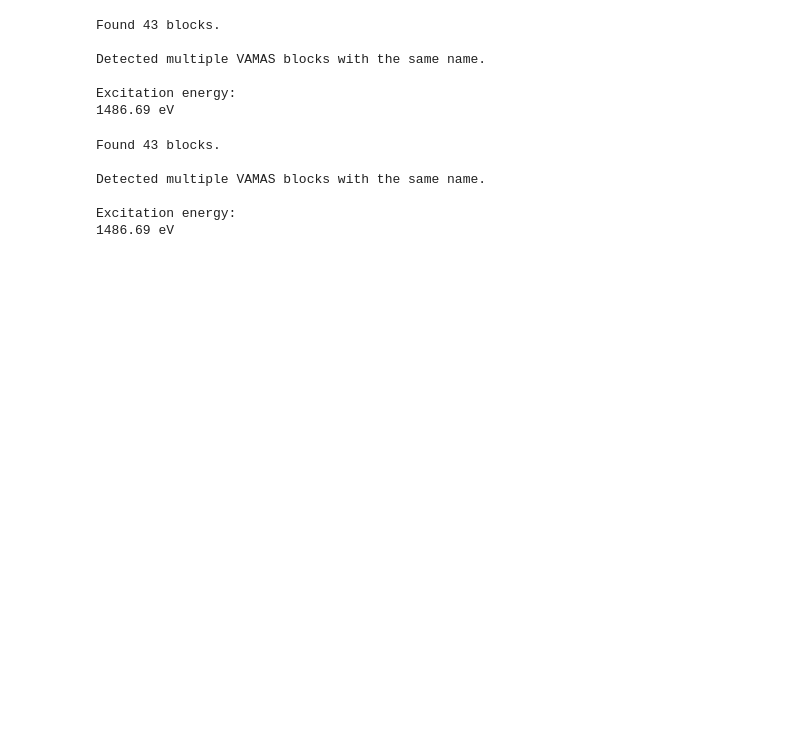
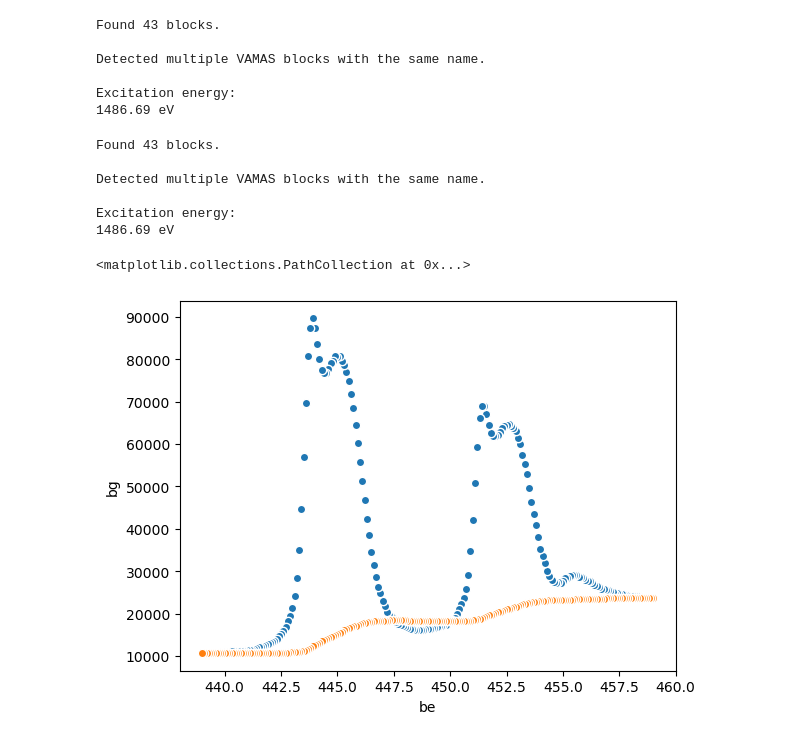
Before and after one commit to picklerixs/meitner, a Jupyter notebook: xarray_test.ipynb, the cells around one changed output. Saved outputs shown, nothing was run; the diff lists cells and outputs as text; code cells hidden in the pictures; blank space fills up the shorter version.

```diff
--- a/xarray_test.ipynb
+++ b/xarray_test.ipynb
@@ -154,3 +156,10 @@ Detected multiple VAMAS blocks with the same name.
 
 Excitation energy:
 1486.69 eV
+# %%
+fig, ax = plt.subplots()
+data.ds.plot.scatter(x='be',y='cps',ax=ax)
+data.ds.plot.scatter(x='be',y='bg',ax=ax)
+# %% [output]
+<matplotlib.collections.PathCollection at 0x...>
+[figure, added]
```
Also changed, not shown: parts of 3 cells of this notebook, 1 other file.
